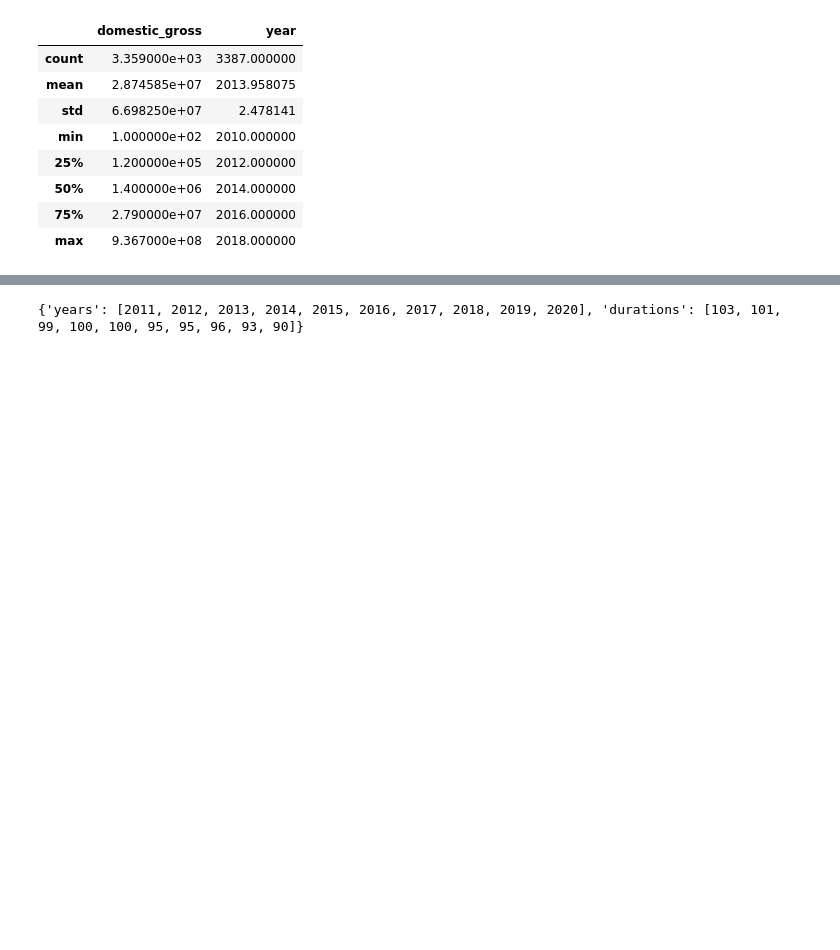
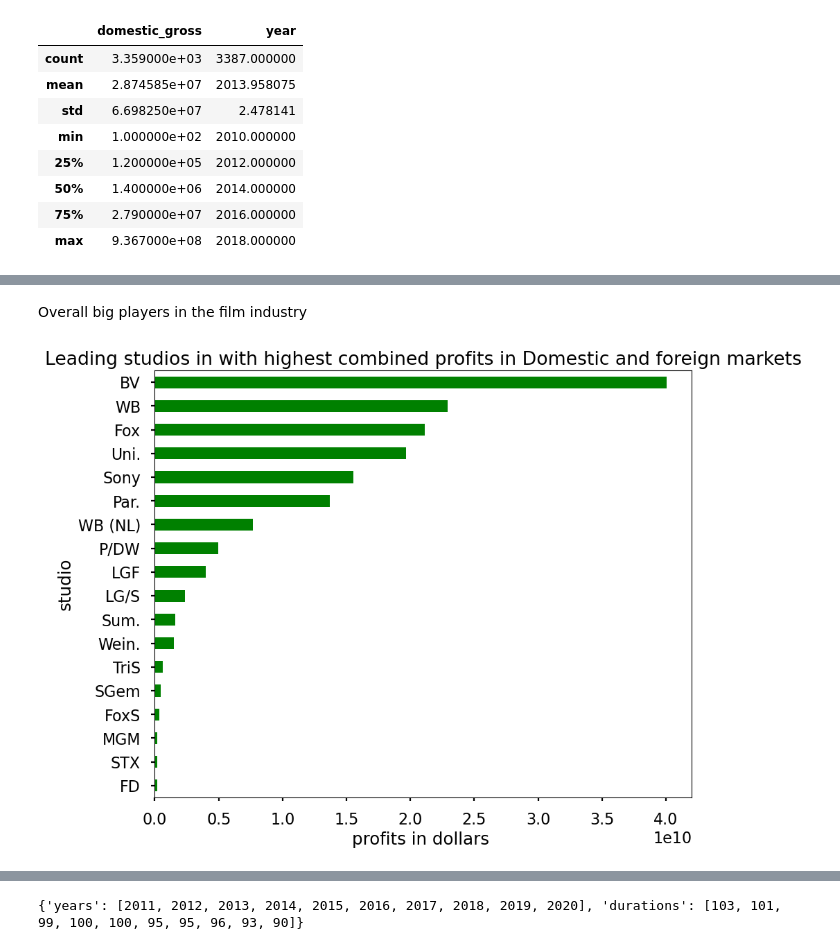
Before and after one commit to mutungu/microsoft-movie-analysis, a Jupyter notebook: microsoft-movie-analysis.ipynb, the cells around one changed output, grey strips where cells are left out. Cells and saved outputs as stored; diff of their text form; code cells hidden in the pictures; blank space fills up the shorter version.

```diff
--- a/microsoft-movie-analysis.ipynb
+++ b/microsoft-movie-analysis.ipynb
@@ -94 +150,10 @@ bommovie_clean.info()
+# %% [markdown]
+Overall big players in the film industry
+# %%
+#data visualization
+ax = top_domestic_films.groupby("studio")['total gross'].agg('sum').sort_values().plot.barh(color="green",figsize=(10,8))
+ax.set_title("Leading studios in with highest combined profits in Domestic and foreign markets");
+ax.set_xlabel("profits in dollars ");
+# %% [output]
+[figure, added]
 # %% [markdown]
```
Also changed, not shown: parts of 17 cells of this notebook.
